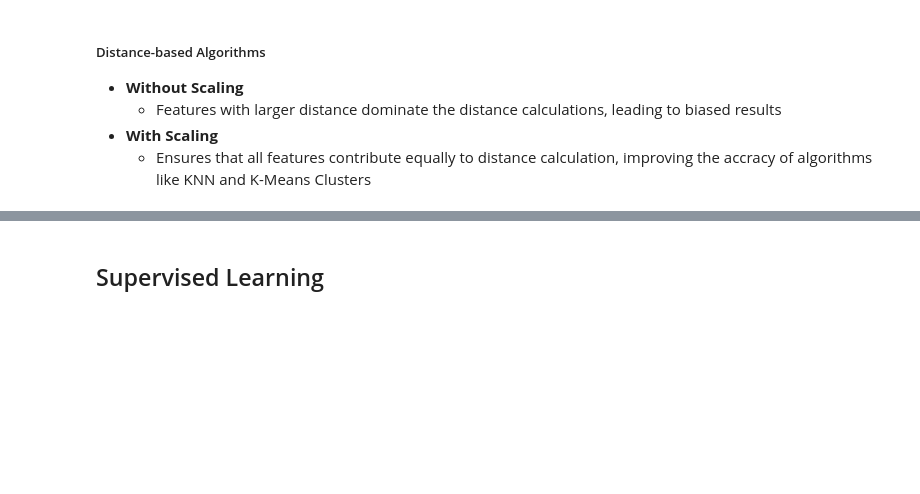
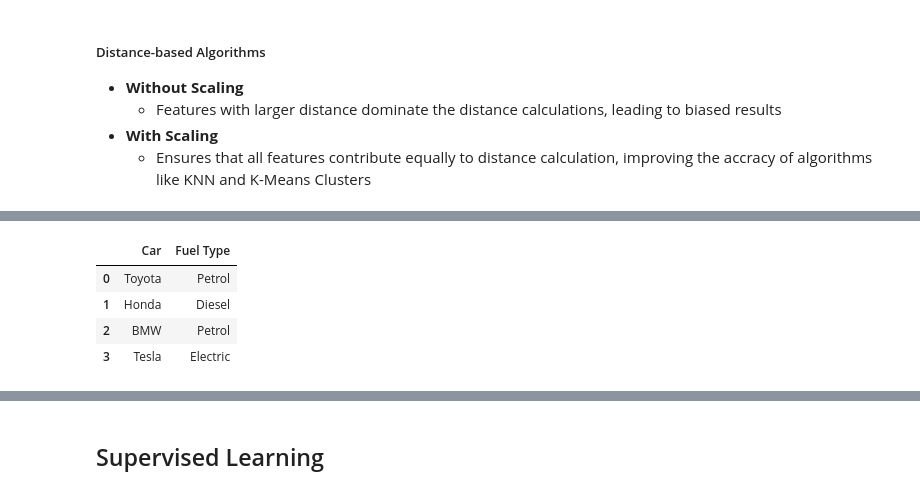
Before and after one commit to mmaazkhanhere/genai-learning-repo, a Jupyter notebook: machine-learning-course/course.ipynb, the cells around one changed output, grey strips where cells are left out. Saved outputs shown, nothing was run; the diff lists cells and outputs as text; code cells hidden in the pictures; blank space fills up the shorter version.

```diff
--- a/machine-learning-course/course.ipynb
+++ b/machine-learning-course/course.ipynb
@@ -365,0 +432,13 @@ You can see that min and max value of each feature ranges between 0 and 1
+# %%
+data = pd.DataFrame({
+    'Car': ['Toyota', 'Honda', 'BMW', 'Tesla'],
+    'Fuel Type': ['Petrol', 'Diesel', 'Petrol', 'Electric']
+})
+
+data
+# %% [output]
+|  | Car | Fuel Type |
+| 0 | Toyota | Petrol |
+| 1 | Honda | Diesel |
+| 2 | BMW | Petrol |
+| 3 | Tesla | Electric |
```
Also changed, not shown: parts of 125 cells of this notebook.
